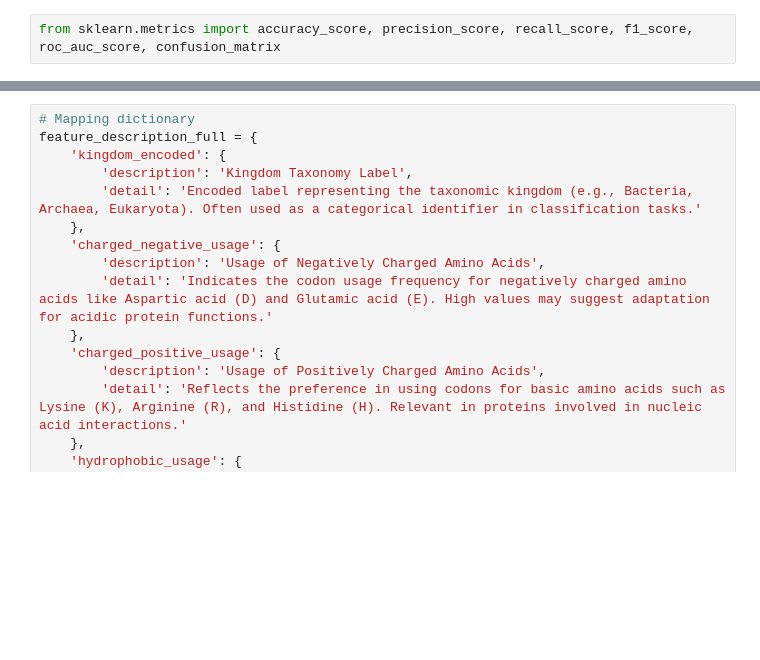
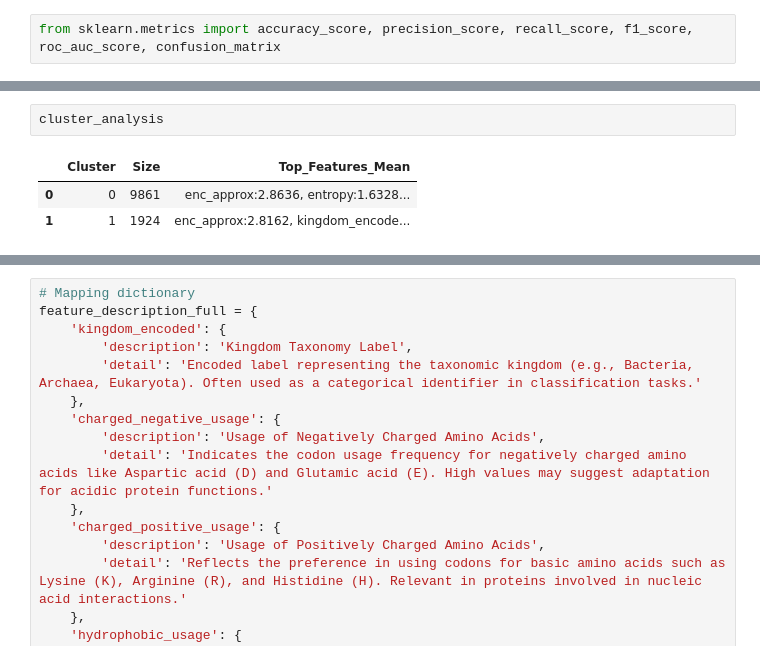
Before and after one commit to nasywaanaa/ML-CodonAnalysis, a Jupyter notebook: Codon_Usage_Clustering.ipynb, the cells around one changed output, grey strips where cells are left out. Cells and saved outputs as stored; diff of their text form; blank space fills up the shorter version.

```diff
--- a/Codon_Usage_Clustering.ipynb
+++ b/Codon_Usage_Clustering.ipynb
@@ -1178,2 +1249,8 @@ cluster_df
+# %%
+cluster_analysis
+# %% [output]
+|  | Cluster | Size | Top_Features_Mean |
+| 0 | 0 | 9861 | enc_approx:2.8636, entropy:1.6328... |
+| 1 | 1 | 1924 | enc_approx:2.8162, kingdom_encode... |
 # %%
 importance_df
```
Also changed, not shown: parts of 17 cells of this notebook.
